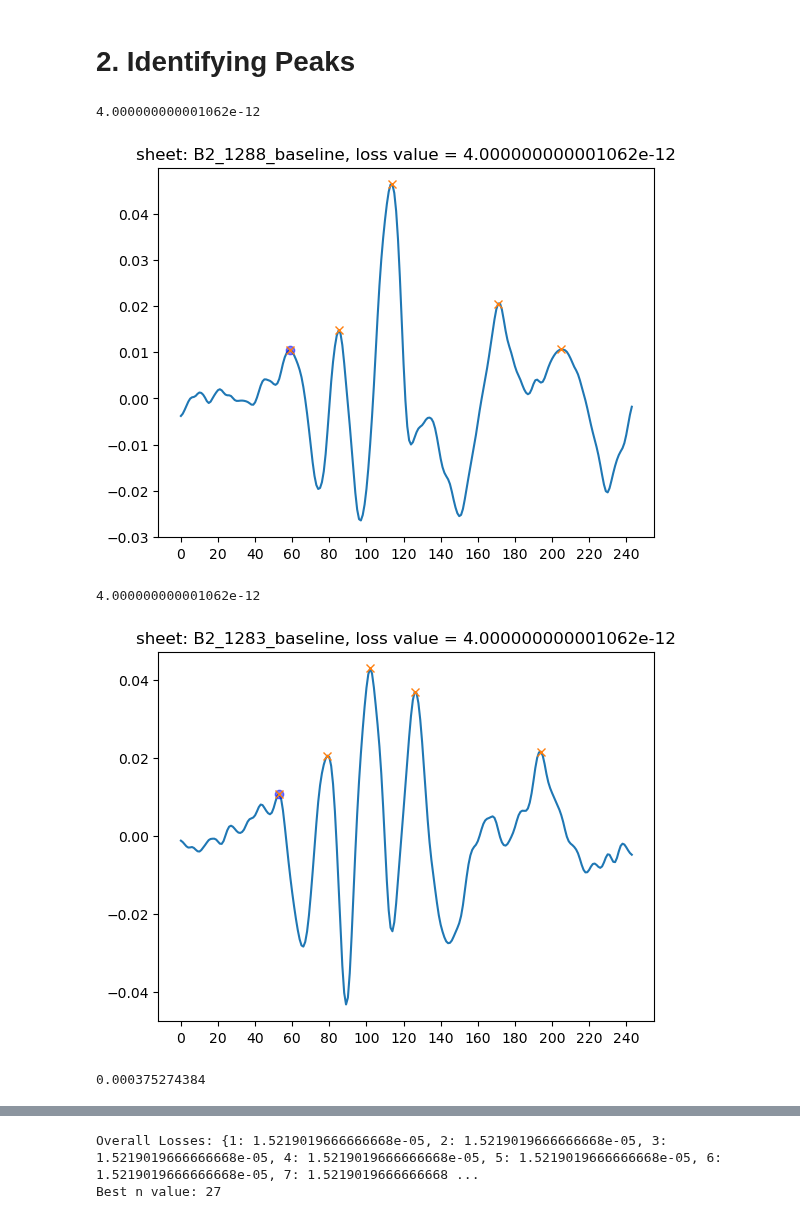
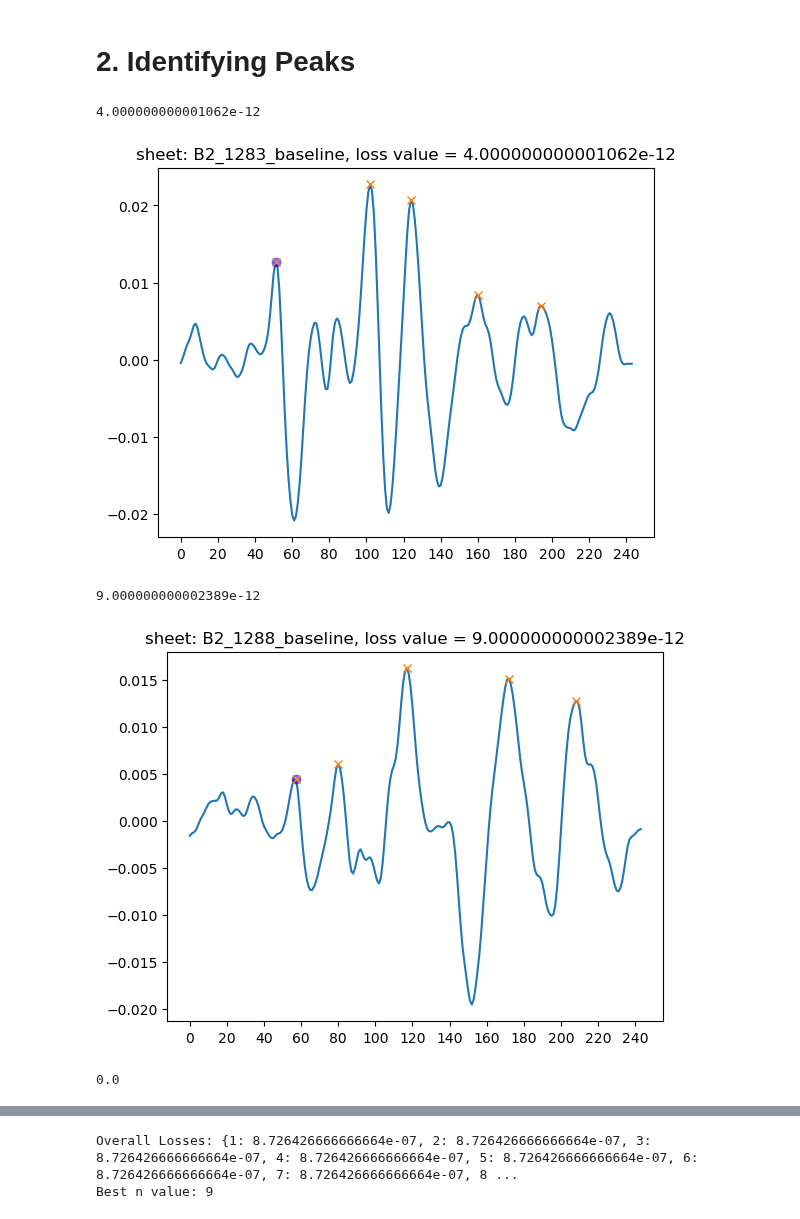
Before and after one commit to ucsdmanorlab/abranalysis, a Jupyter notebook: plotting_waves_gt.ipynb, the cells around one changed output, grey strips where cells are left out. Cells and saved outputs as stored; diff of their text form; code cells hidden in the pictures.

```diff
--- a/plotting_waves_gt.ipynb
+++ b/plotting_waves_gt.ipynb
@@ -153,10 +153,10 @@ def plotting_waves(dataframes=we_have_gt, freq=16000, db=90, n=25):
 
         plt.show()
 # %%
-plotting_waves(freq=16000, db=70, n=5)
+plotting_waves(freq=32000, db=70, n=9)
 # %% [output]
 4.000000000001062e-12
-[figure, old version]
+[figure, new version]
-4.000000000001062e-12
+9.000000000002389e-12
-[figure, old version]
+[figure, new version]
-0.000375274384
+0.0
@@ -197,10 +197,10 @@ def cross_validate(dataframes=we_have_gt, freq=16000, db=90, n_values=[20, 30, 4
 
     return overall_loss, best_n
 
-n_values = range(1,71)
-overall_losses, best_n = cross_validate(n_values=n_values, num_folds=3, freq=24000, db=70)
+n_values = range(1,49)
+overall_losses, best_n = cross_validate(n_values=n_values, num_folds=3, freq=32000, db=70)
 print(f"Overall Losses: {overall_losses}")
 print(f"Best n value: {best_n}")
 # %% [output]
-Overall Losses: {1: 1.5219019666666668e-05, 2: 1.5219019666666668e-05, 3: 1.5219019666666668e-05, 4: 1.5219019666666668e-05, 5: 1.5219019666666668e-05, 6: 1.5219019666666668e-05, 7: 1.5219019666666668 ...
-Best n value: 27
+Overall Losses: {1: 8.726426666666664e-07, 2: 8.726426666666664e-07, 3: 8.726426666666664e-07, 4: 8.726426666666664e-07, 5: 8.726426666666664e-07, 6: 8.726426666666664e-07, 7: 8.726426666666664e-07, 8 ...
+Best n value: 9
```
Also changed, not shown: parts of 10 cells of this notebook.
